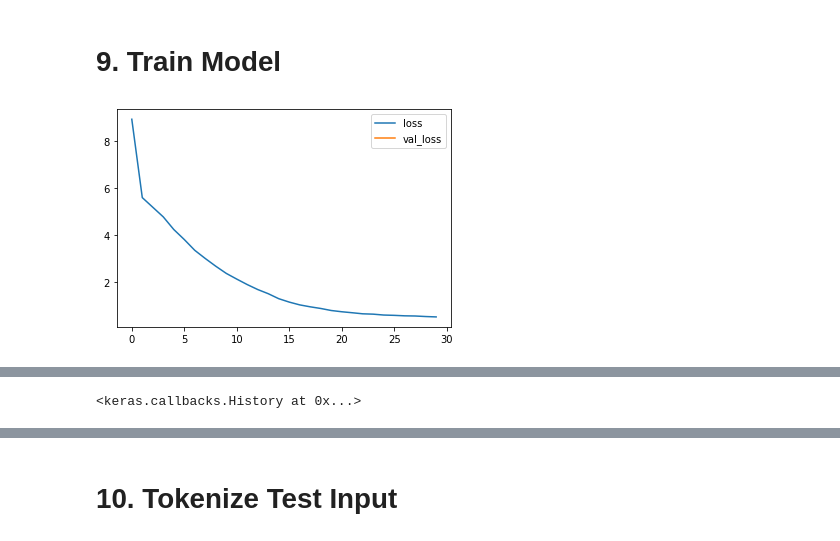
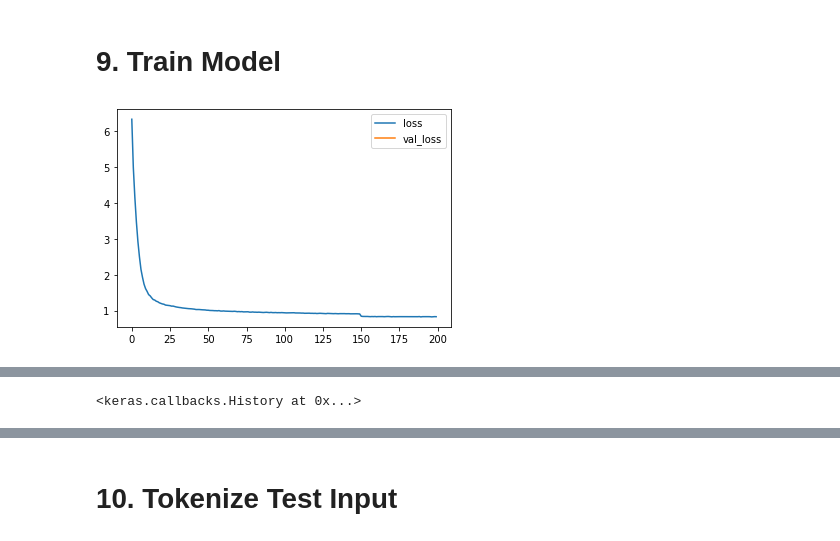
Before and after one commit to MJ199999/-SW-, a Jupyter notebook: code/train.ipynb, the cells around one changed output, grey strips where cells are left out. Drawn from its saved outputs; the diff is of its cells as text; code cells hidden in the pictures.

```diff
--- a/code/train.ipynb
+++ b/code/train.ipynb
@@ -119,3 +77,7 @@ train_dataset = df[290:]
+# %%
+df_shuffled = df.sample(frac=1).reset_index(drop=True)
+# %%
+train_dataset = df_shuffled
 # %% [markdown]
 # 3. Load Tokenizer & GPT3 Model
 # %%
@@ -320,6 +282,6 @@ lr_scheduler = LearningRateScheduler(scheduler)
 # %% [markdown]
 # 9. Train Model
 # %%
-gpt3_model.fit(train_X_1, train_y, epochs=30, batch_size=4, callbacks=[plot_losses, lr_scheduler])
+gpt3_model.fit(train_X_1, train_y, epochs=200, batch_size=4, callbacks=[plot_losses, lr_scheduler])
 # %% [output]
-[figure, old version]
+[figure, new version]
```
Also changed, not shown: parts of 18 cells of this notebook.
